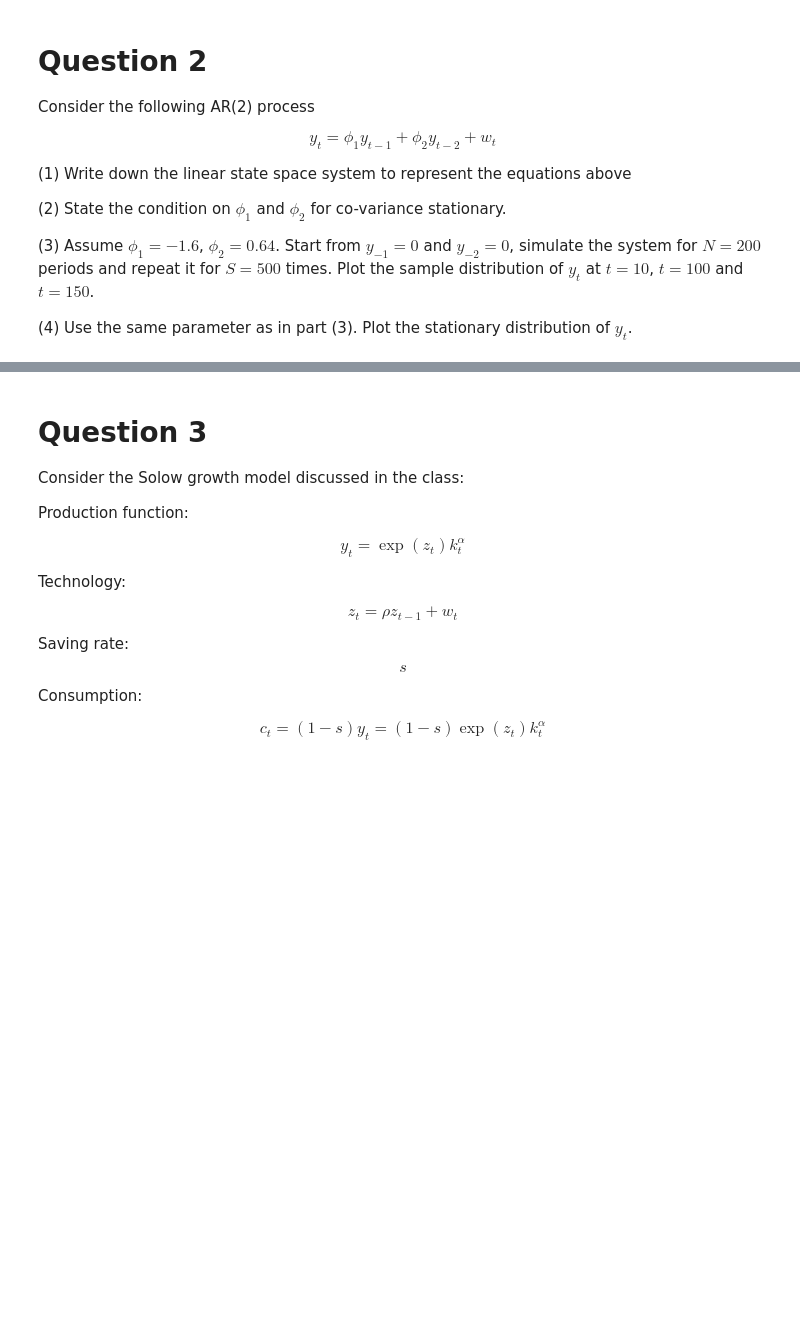
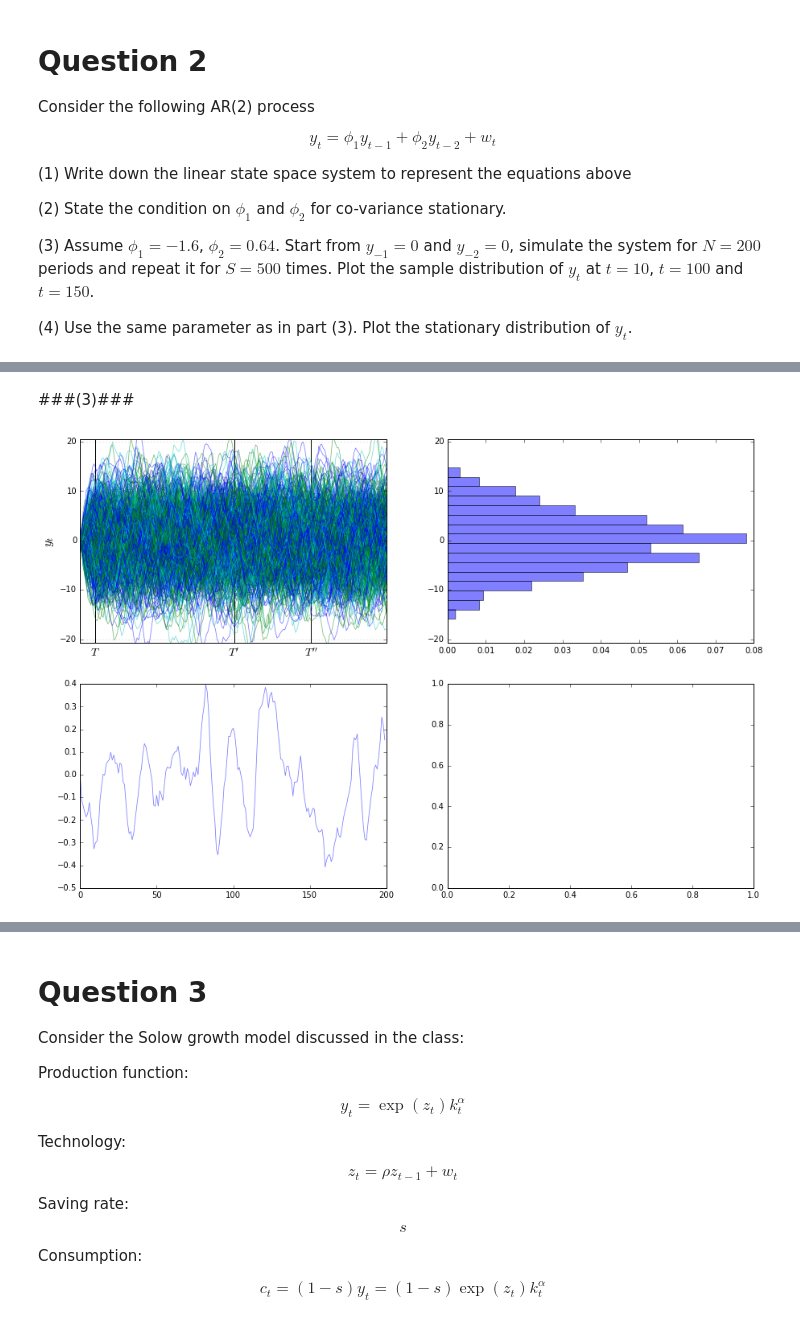
Before and after one commit to caimichael/quantecon_assignments, a Jupyter notebook: assignment_3/assignment-3.ipynb, the cells around one changed output, grey strips where cells are left out. Saved outputs shown, nothing was run; the diff lists cells and outputs as text; code cells hidden in the pictures; blank space fills up the shorter version.

```diff
--- a/assignment_3/assignment-3.ipynb
+++ b/assignment_3/assignment-3.ipynb
@@ -179,0 +300,70 @@ $$ y_t=\phi_1 y_{t-1}+\phi_2 y_{t-2} + w_t$$
+# %% [markdown]
+###(3)###
+# %%
+import numpy as np
+import matplotlib.pyplot as plt
+import random
+
+# == Setup Parameters for the Model == #
+
+phi_0 = 0
+phi_1 = 1.6
+phi_2 = -0.64
+std = 1
+N = 200
+S = 500
+
+# == Setup the simulation == #
+
+mu_0 = np.array([phi_0,0,0])
+Sigma_0 = np.zeros((3,3))
+A = np.array(([1,0,0],[phi_0,phi_1,phi_2],[0,1,0]))
+C = np.array(([0,1,0]))
+C_matrix = np.array(([0,0,0], [0,1,0], [0,0,0]))
+G = np.array(([0,1,0]))
+
+ymin, ymax = -20.8, 20.5
+
+T0 = 10
+T1 = 100
+T2 = 150
+
+# = Generate Plots = #
+
+fig, axes = plt.subplots(2, 2, figsize=(15, 10))
+ax = axes[0,0]
+ax.grid(alpha=0.4)
+ax.set_ylim(ymin, ymax)
+ax.set_ylabel(r'$y_t$', fontsize=16)
+ax.vlines((T0, T1, T2), ymin, ymax)
+ax.set_xticks((T0, T1, T2))
+ax.set_xticklabels((r"$T$", r"$T'$", r"$T''$"), fontsize=14)
+
+# = Generate Data and plot = #
+
+sample=[]
+mean_y=np.zeros(N)
+var_y=np.zeros(N)
+for j in range(S):
+    Simul_shock = np.random.normal(0, std, N)
+    Simul_x = np.zeros((N+1,3))
+    Simul_x[0,:]=np.array([phi_0,0,0])
+    Simul_y = np.zeros(N)
+    for i in range(0,N):
+        Simul_x[i+1,:] = np.dot(A, Simul_x[i,:])+np.dot(C, Simul_shock[i])
+        Simul_y[i] = np.dot(G, Simul_x[i,:])
+        mean_y[i]=mean_y[i]+Simul_y[i]/S
+    sample.append(Simul_y[T0])
+    rcolor = random.choice(('c', 'g', 'b'))
+    ax.plot(Simul_y, color=rcolor, lw=0.8, alpha=0.5)
+
+axes[0,1].set_ylim(ymin, ymax)
+axes[0,1].hist(sample, bins=16, normed=True, orientation='horizontal', alpha=0.5)
+axes[1,0].plot(mean_y, 'b-', lw=0.8, alpha=0.5)
+plt.show()
+
+# = Use function to compute the unconditional moments = #
+
+#mu_y,Sigma_y,mu_x,Sigma_x = unconditional_moments(A, C_matrix, G, mu_0, Sigma_0, T0)
+# %% [output]
+[figure, added]
```
Also changed, not shown: parts of 34 cells of this notebook, 4 other files.
